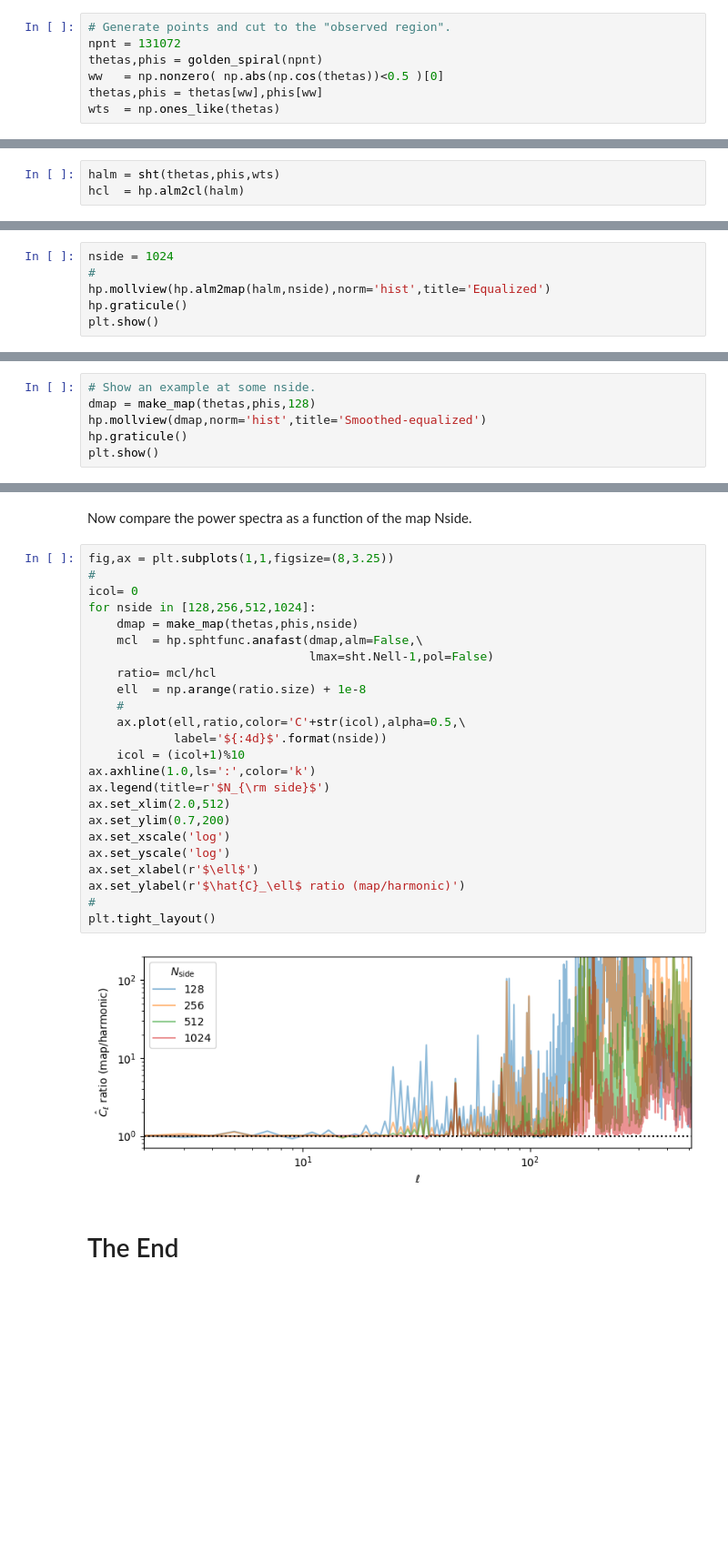
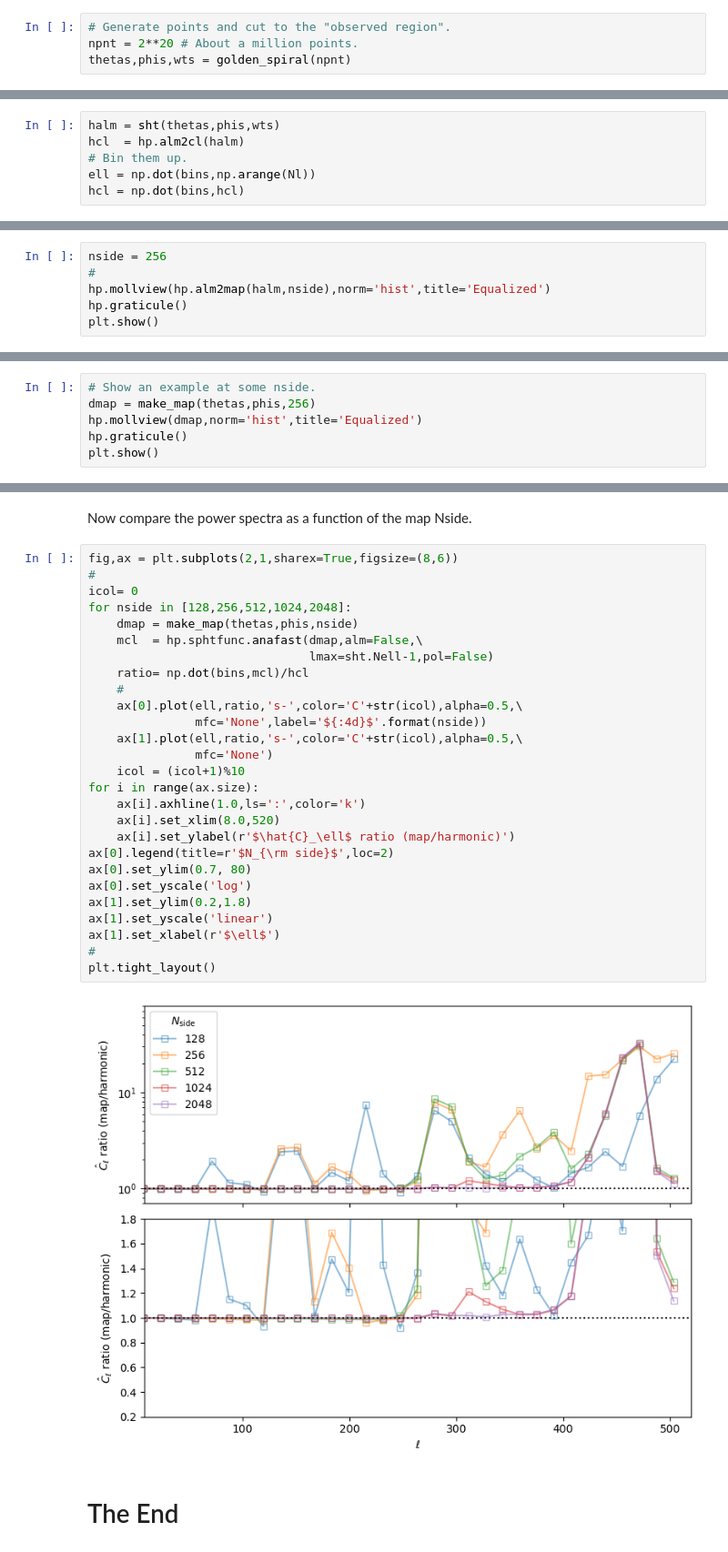
Before and after one commit to martinjameswhite/directsht, a Jupyter notebook: notebooks/golden_spiral.ipynb, the cells around one changed output, grey strips where cells are left out. Shown at 91% size. Cells and saved outputs as stored; diff of their text form; blank space fills up the shorter version.

Commit message:
More points, two panels for ratio.

```diff
--- a/notebooks/golden_spiral.ipynb
+++ b/notebooks/golden_spiral.ipynb
@@ -32,10 +40,7 @@ def golden_spiral(Npnt):
 # %%
 # Generate points and cut to the "observed region".
-npnt = 131072
-thetas,phis = golden_spiral(npnt)
-ww   = np.nonzero( np.abs(np.cos(thetas))<0.5 )[0]
-thetas,phis = thetas[ww],phis[ww]
-wts  = np.ones_like(thetas)
+npnt = 2**20 # About a million points.
+thetas,phis,wts = golden_spiral(npnt)
 # %% [markdown]
 ## Harmonic analysis.
 
@@ -45,4 +50,7 @@ On a single thread this is kind of slow, but not unmanageable.
 # %%
 halm = sht(thetas,phis,wts)
 hcl  = hp.alm2cl(halm)
+# Bin them up.
+ell = np.dot(bins,np.arange(Nl))
+hcl = np.dot(bins,hcl)
 # %%
@@ -54,5 +62,5 @@ plt.loglog(hcl)
 # %%
-nside = 1024
+nside = 256
 #
 hp.mollview(hp.alm2map(halm,nside),norm='hist',title='Equalized')
 hp.graticule()
@@ -75,8 +83,8 @@ def make_map(thetas,phis,nside):
     return(dmap)
 # %%
 # Show an example at some nside.
-dmap = make_map(thetas,phis,128)
-hp.mollview(dmap,norm='hist',title='Smoothed-equalized')
+dmap = make_map(thetas,phis,256)
+hp.mollview(dmap,norm='hist',title='Equalized')
 hp.graticule()
 plt.show()
 # %% [output]
@@ -85,30 +93,33 @@ plt.show()
 # %% [markdown]
 Now compare the power spectra as a function of the map Nside.
 # %%
-fig,ax = plt.subplots(1,1,figsize=(8,3.25))
+fig,ax = plt.subplots(2,1,sharex=True,figsize=(8,6))
 #
 icol= 0
-for nside in [128,256,512,1024]:
+for nside in [128,256,512,1024,2048]:
     dmap = make_map(thetas,phis,nside)
     mcl  = hp.sphtfunc.anafast(dmap,alm=False,\
                                lmax=sht.Nell-1,pol=False)
-    ratio= mcl/hcl
-    ell  = np.arange(ratio.size) + 1e-8
+    ratio= np.dot(bins,mcl)/hcl
     #
-    ax.plot(ell,ratio,color='C'+str(icol),alpha=0.5,\
-            label='${:4d}$'.format(nside))
+    ax[0].plot(ell,ratio,'s-',color='C'+str(icol),alpha=0.5,\
+               mfc='None',label='${:4d}$'.format(nside))
+    ax[1].plot(ell,ratio,'s-',color='C'+str(icol),alpha=0.5,\
+               mfc='None')
     icol = (icol+1)%10
-ax.axhline(1.0,ls=':',color='k')
-ax.legend(title=r'$N_{\rm side}$')
-ax.set_xlim(2.0,512)
-ax.set_ylim(0.7,200)
-ax.set_xscale('log')
-ax.set_yscale('log')
-ax.set_xlabel(r'$\ell$')
-ax.set_ylabel(r'$\hat{C}_\ell$ ratio (map/harmonic)')
+for i in range(ax.size):
+    ax[i].axhline(1.0,ls=':',color='k')
+    ax[i].set_xlim(8.0,520)
+    ax[i].set_ylabel(r'$\hat{C}_\ell$ ratio (map/harmonic)')
+ax[0].legend(title=r'$N_{\rm side}$',loc=2)
+ax[0].set_ylim(0.7, 80)
+ax[0].set_yscale('log')
+ax[1].set_ylim(0.2,1.8)
+ax[1].set_yscale('linear')
+ax[1].set_xlabel(r'$\ell$')
 #
 plt.tight_layout()
 # %% [output]
-[figure, old version]
+[figure, new version]
 # %% [markdown]
 # The End
```
Also changed, not shown: parts of 7 cells of this notebook.
